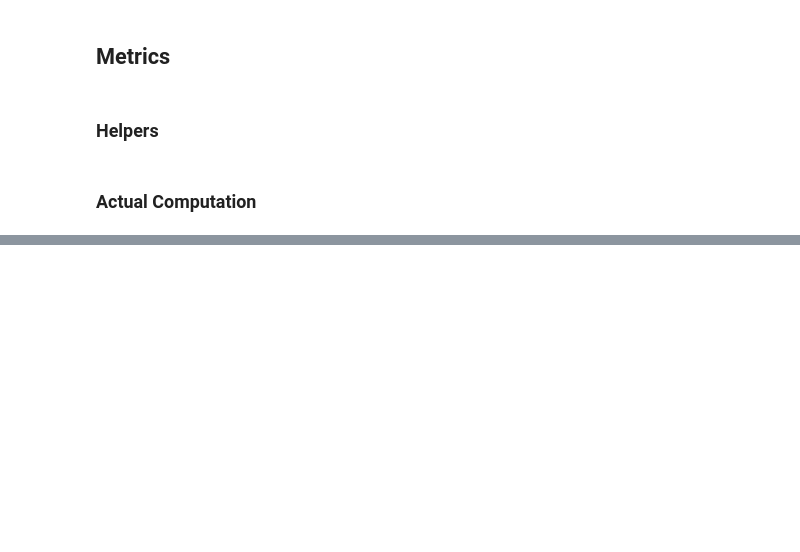
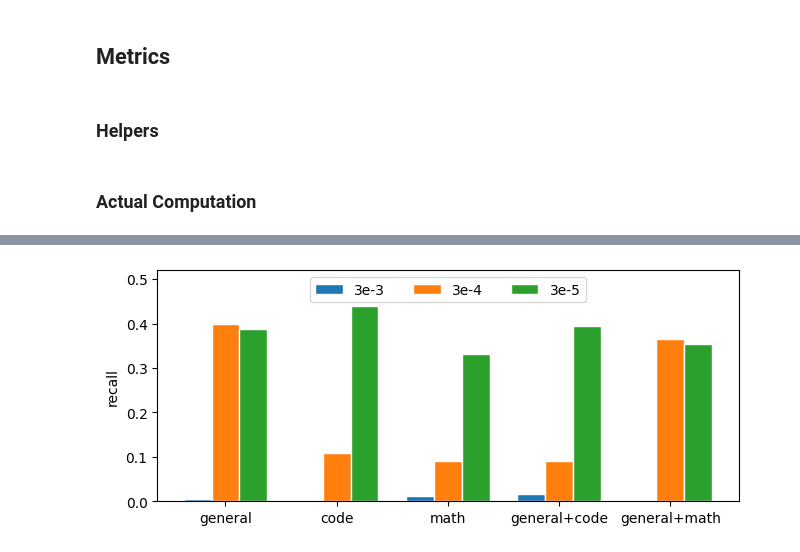
Before and after one commit to Kimberly97llp/NLP_research, a Jupyter notebook: evaluation.ipynb, the cells around one changed output, grey strips where cells are left out. Cells and saved outputs as stored; diff of their text form; code cells hidden in the pictures; blank space fills up the shorter version.

```diff
--- a/evaluation.ipynb
+++ b/evaluation.ipynb
@@ -424,0 +385,18 @@ f1 score: 0.05234159779614325
+# %%
+plt.close()
+fig = plt.figure(figsize=(7.5, 3))
+
+plt.bar(r1, rec_by_model_and_lr["3e-3"], width=barWidth, edgecolor='white', label='3e-3')
+plt.bar(r2, rec_by_model_and_lr["3e-4"], width=barWidth, edgecolor='white', label='3e-4')
+plt.bar(r3, rec_by_model_and_lr["3e-5"], width=barWidth, edgecolor='white', label='3e-5')
+
+plt.ylabel('recall')
+plt.ylim(0, 0.52)
+plt.xlabel('')
+plt.xticks([r + barWidth for r in range(len(model_names))], model_names_on_plot)
+plt.legend(loc='upper center', ncol=3)
+
+plt.savefig(f"./results/eval/plots/recall.png")
+plt.show()
+# %% [output]
+[figure, added]
```
Also changed, not shown: parts of 43 cells of this notebook, 21 other files.
